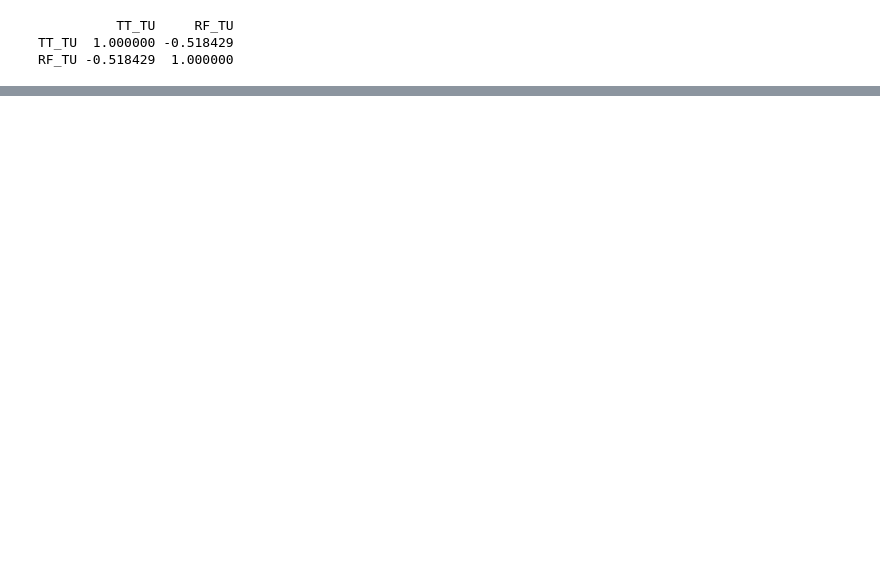
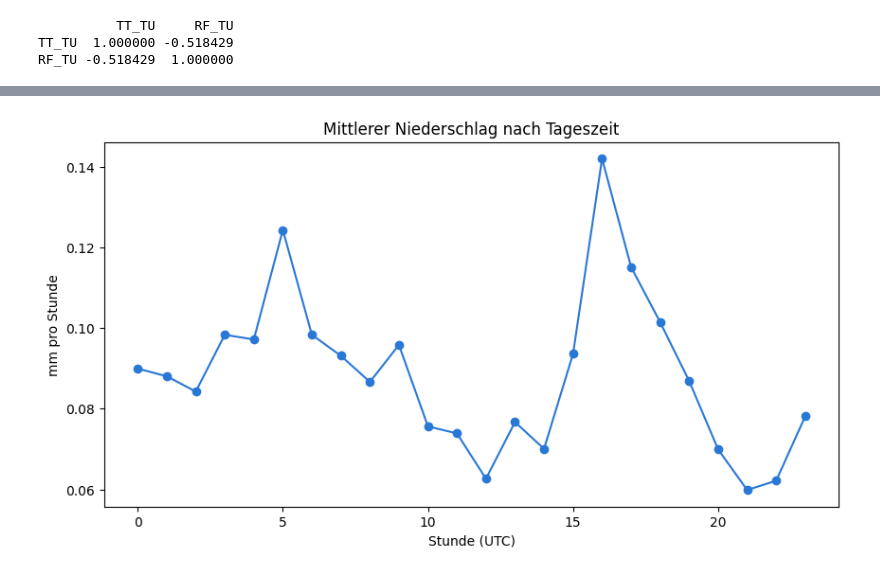
Before and after one commit to DanielJonasMielke/DataAnalytics, a Jupyter notebook: explore_data/01_first_look_dwd.ipynb, the cells around one changed output, grey strips where cells are left out. Drawn from its saved outputs; the diff is of its cells as text; code cells hidden in the pictures; blank space fills up the shorter version.

```diff
--- a/explore_data/01_first_look_dwd.ipynb
+++ b/explore_data/01_first_look_dwd.ipynb
@@ -253,0 +361,16 @@ RF_TU -0.518429  1.000000
+# %%
+rain["hour"] = rain["time"].dt.hour
+
+hourly_rain = (
+    rain.groupby("hour")["R1"]
+        .mean()
+)
+
+plt.figure(figsize=(10,5))
+hourly_rain.plot(marker="o", color="#2a78d6")
+plt.title("Mittlerer Niederschlag nach Tageszeit")
+plt.xlabel("Stunde (UTC)")
+plt.ylabel("mm pro Stunde")
+plt.show()
+# %% [output]
+[figure, added]
```
Also changed, not shown: parts of 27 cells of this notebook, 7 other files.
